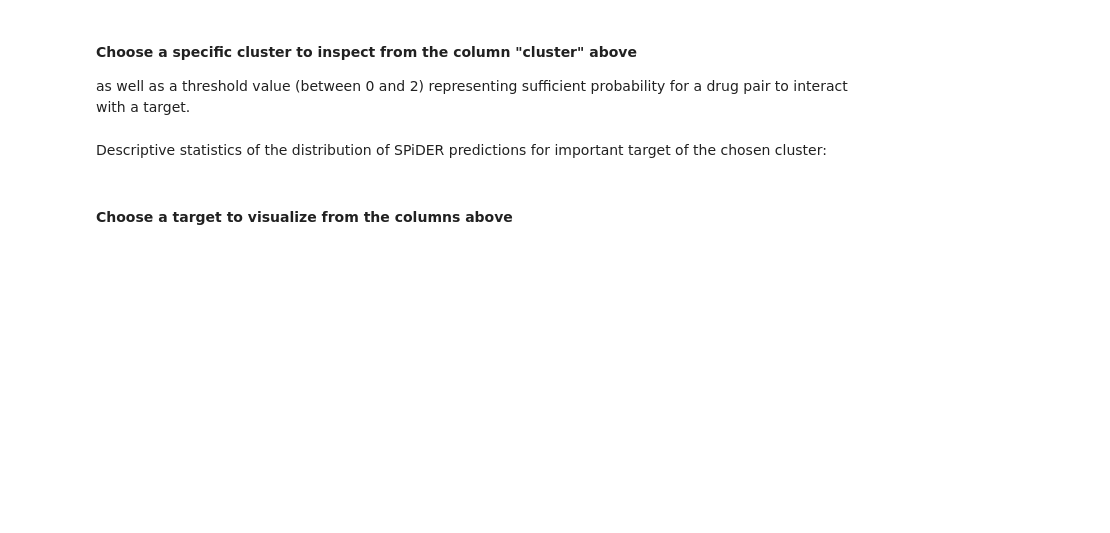
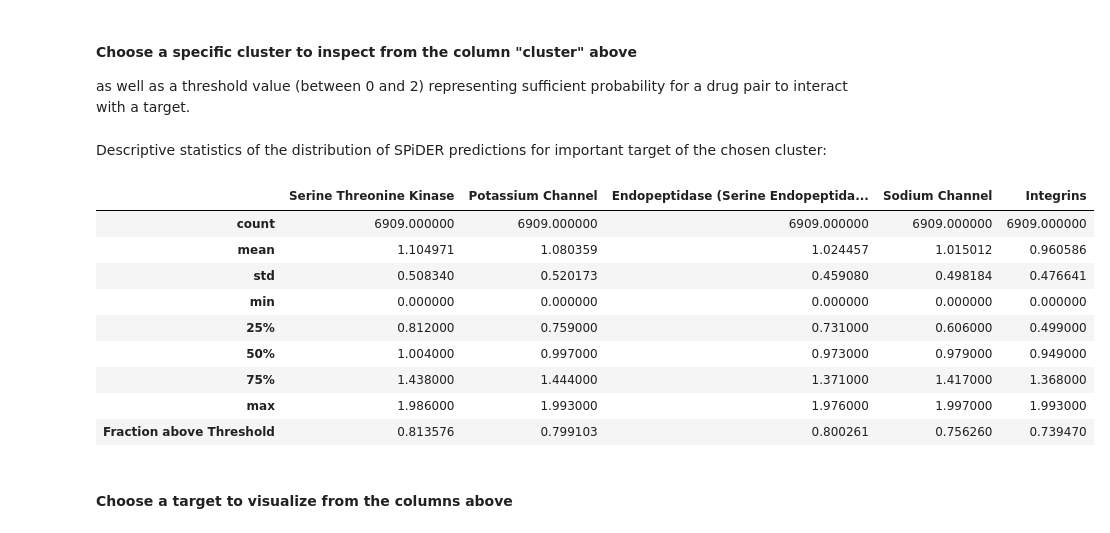
Before and after one commit to SimoneBarbaro/data_science_lab_project, a Jupyter notebook: src/DSL-Notebook.ipynb, the cells around one changed output. Cells and saved outputs as stored; diff of their text form; code cells hidden in the pictures; blank space fills up the shorter version.

```diff
--- a/src/DSL-Notebook.ipynb
+++ b/src/DSL-Notebook.ipynb
@@ -44,3 +67,5 @@ name_analysis = 'aggl15'
+# %%
+dataset = "spider"
 # %%
 # The following sets up filepath variables for use later in the notebook
 result_path = os.path.join(results_directory, name_analysis)
@@ -131,7 +232,7 @@ from experiment.interactive_analysis import InteractiveAnalyzer
 # %% [markdown]
 This may take some time as it needs to load TWOSIDES for further analysis.
 # %%
-analyzer = InteractiveAnalyzer(result_path)
+analyzer = InteractiveAnalyzer(dataset, result_path)
 # %% [markdown]
 #### Choose the level, the number of clusters to consider and the number of targets per cluster to show
 # %%
@@ -150,10 +269,22 @@ threshold = 0.5
 # %% [markdown]
 Descriptive statistics of the distribution of SPiDER predictions for important target of the chosen cluster:
 # %%
-desc = important_targets[cluster_no].describe()
-frac = (important_targets[cluster_no] > threshold).sum()/(important_targets[cluster_no].count())
+important_targets = analyzer.get_important_targets(cluster_no, targets_per_cluster)
+desc = important_targets.describe()
+frac = (important_targets > threshold).sum()/(important_targets.count())
 frac = frac.rename("Fraction above Threshold")
 desc.append(frac)
+# %% [output]
+|  | Serine Threonine Kinase | Potassium Channel | Endopeptidase (Serine Endopeptida... | Sodium Channel | Integrins |
+| count | 6909.000000 | 6909.000000 | 6909.000000 | 6909.000000 | 6909.000000 |
+| mean | 1.104971 | 1.080359 | 1.024457 | 1.015012 | 0.960586 |
+| std | 0.508340 | 0.520173 | 0.459080 | 0.498184 | 0.476641 |
+| min | 0.000000 | 0.000000 | 0.000000 | 0.000000 | 0.000000 |
+| 25% | 0.812000 | 0.759000 | 0.731000 | 0.606000 | 0.499000 |
+| 50% | 1.004000 | 0.997000 | 0.973000 | 0.979000 | 0.949000 |
+| 75% | 1.438000 | 1.444000 | 1.371000 | 1.417000 | 1.368000 |
+| max | 1.986000 | 1.993000 | 1.976000 | 1.997000 | 1.993000 |
+| Fraction above Threshold | 0.813576 | 0.799103 | 0.800261 | 0.756260 | 0.739470 |
 # %% [markdown]
 #### Choose a target to visualize from the columns above
 # %%
```
Also changed, not shown: parts of 14 cells of this notebook.
